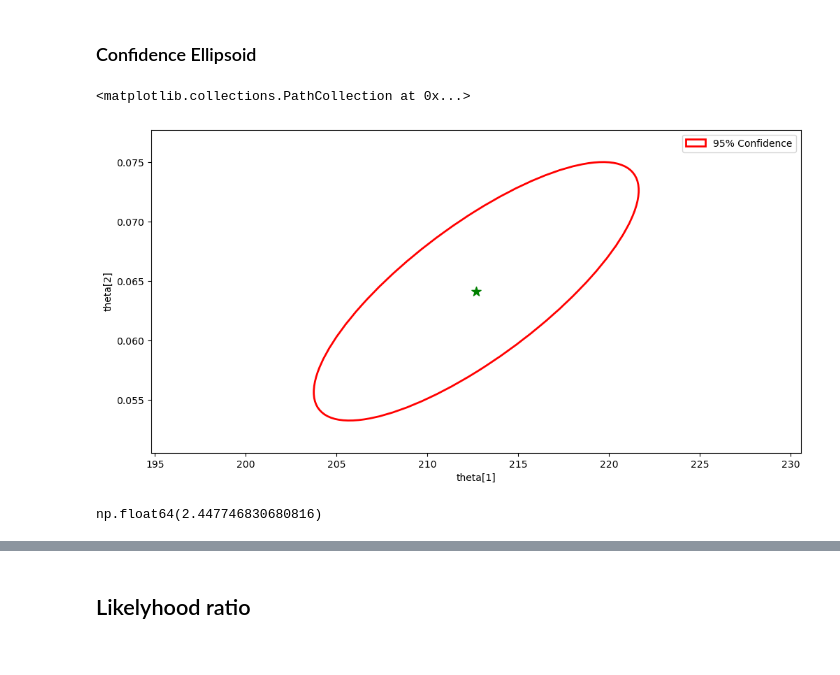
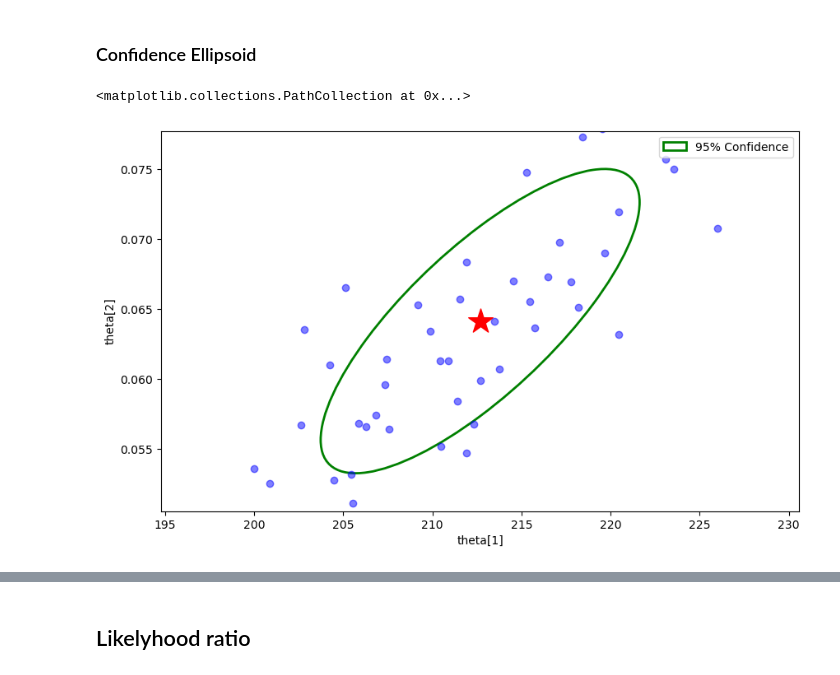
Before and after one commit to smondal13/DOE-Examples, a Jupyter notebook: Examples/Michaelis_Menten_Puromycin_Example.ipynb, the cells around one changed output, grey strips where cells are left out. Cells and saved outputs as stored; diff of their text form; code cells hidden in the pictures.

Commit message:
added confidence ellipsoid with scatter points

```diff
--- a/Examples/Michaelis_Menten_Puromycin_Example.ipynb
+++ b/Examples/Michaelis_Menten_Puromycin_Example.ipynb
@@ -291,11 +301,11 @@ from matplotlib.patches import Ellipse
 
 CI = 95  # The confidence interval
 
-"""
+
 # Converting pd DF to numpy nd array
 cov_n = cov.to_numpy()
 theta_n = theta.to_numpy()
-"""
+
 
 """
 # Generate parameter samples from the covariance matrix (multivariate normal)
@@ -310,39 +320,41 @@ plt.figure(figsize=(12, 6))
 plt.scatter(theta_samples[:, 1], theta_samples[:, 0], color='blue', alpha=0.2, label="samples")
 
 # Compute the confidence ellipsoid contours
 mean = np.mean(theta_samples, axis=0)
 cov_samples = np.cov(theta_samples.T)
 """
 
 # Create the Ellipse object to represent the confidence region
 eigvals, eigvecs = np.linalg.eig(cov_n)
-order = eigvals.argsort(order='desce')[::-1]
+order = eigvals.argsort()[::-1]  # returns the descending order index of the eigen values.
 eigvals, eigvecs = eigvals[order], eigvecs[:, order]
 
 # Define angle and width/height of the ellipse
 chi2_val = stat.chi2.ppf(CI/100, df=2)  # Chi-square value for %CI, 2 degrees of freedom (two parameters)
 scale_factor = np.sqrt(chi2_val)
 angle = np.arctan2(*eigvecs[:,0][::-1]) * 180 / np.pi
 width, height = scale_factor * np.sqrt(eigvals)  # scaling for 95% Cofidence
 
 # Plot the confidence ellipse
-fig, ax = plt.subplots(figsize=(12, 6))
+fig, ax = plt.subplots(figsize=(10, 6))
 
 # Create the ellipse object
-ellipse = Ellipse(xy=theta_n, width=width, height=height, angle=angle, facecolor='none', edgecolor="red", lw=2, label=f"{CI}% Confidence")
+ellipse = Ellipse(xy=theta_n, width=width, height=height, angle=angle, facecolor='none', edgecolor="green", lw=2, label=f"{CI}% Confidence")
 ax.add_patch(ellipse)
 
 # add labels and formatting
 ax.set_xlabel("theta[1]")
 ax.set_ylabel("theta[2]")
 ax.legend()
 ax.set_xlim(theta_n[0] - width, theta_n[0] + width)
 ax.set_ylim(theta_n[1] - height, theta_n[1] + height)
-ax.scatter(theta_n[0], theta_n[1], color="green", marker="*", s=100)
+ax.scatter(theta_n[0], theta_n[1], color="red", marker="*", s=500)
+
+# To plot some random points for our optimum theta.
+# In reality our theta value could be any of these random values.
+n_samples = 50  # number of scatter points we want to plot
+theta_samples = np.random.multivariate_normal(theta_n, cov_n, size = n_samples)
+ax.scatter(theta_samples[:, 0], theta_samples[:, 1], color='blue', alpha=0.5, label="samples")
 # %% [output]
 <matplotlib.collections.PathCollection at 0x...>
-[figure, old version]
+[figure, new version]
-# %%
-scale_factor
-# %% [output]
-np.float64(2.447746830680816)
```
Also changed, not shown: parts of 3 cells of this notebook.
